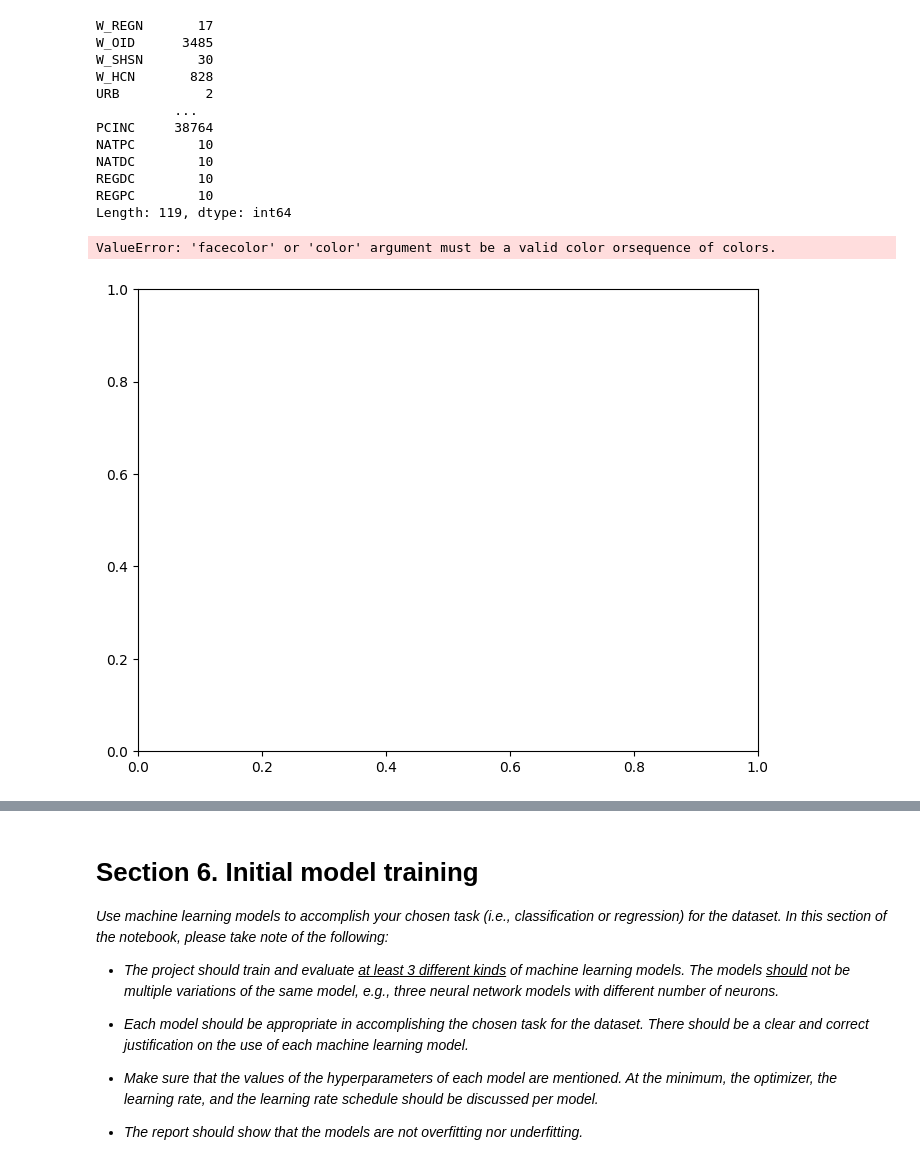
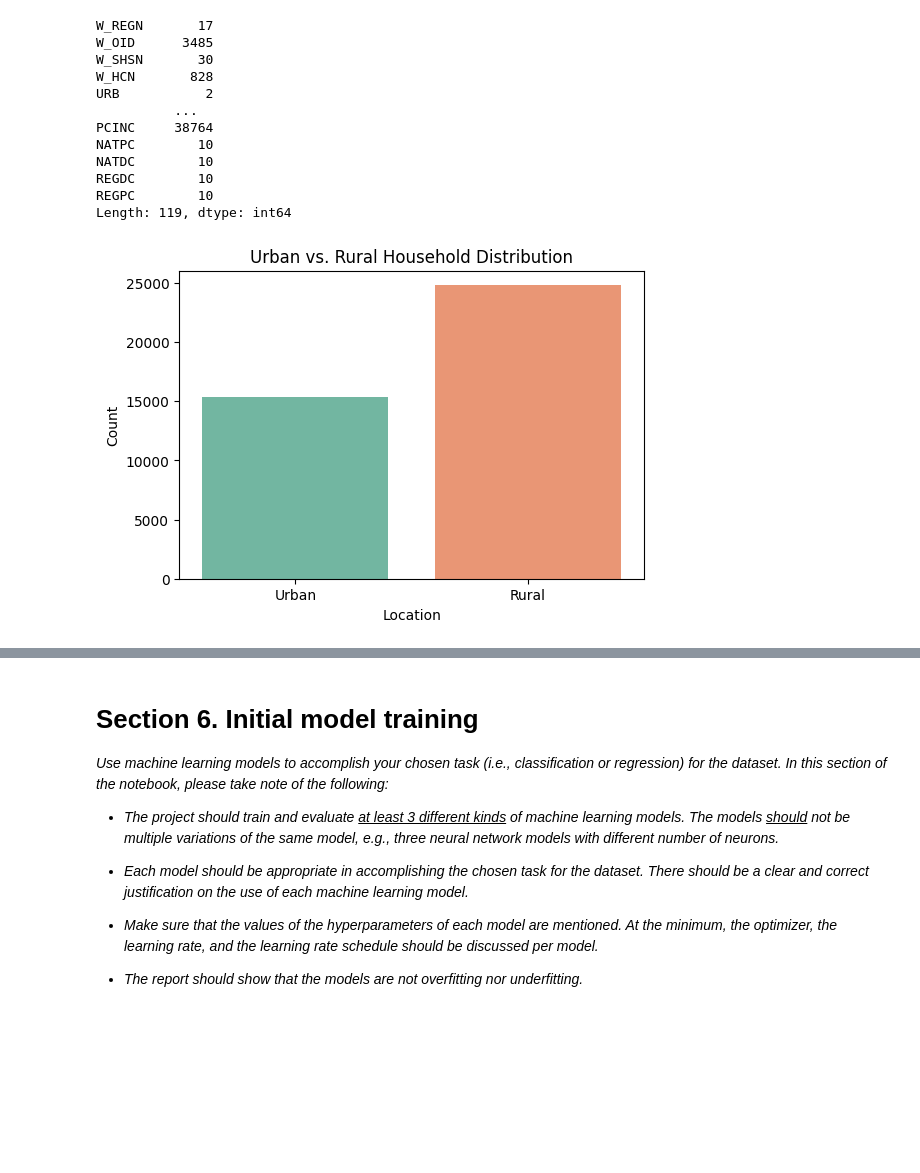
Before and after one commit to jjg-git/stintsyML, a Jupyter notebook: STINTSY project.ipynb, the cells around one changed output, grey strips where cells are left out. Saved outputs shown, nothing was run; the diff lists cells and outputs as text; code cells hidden in the pictures; blank space fills up the shorter version.

```diff
--- a/STINTSY project.ipynb
+++ b/STINTSY project.ipynb
@@ -529,14 +536,21 @@ REGDC        10
 REGPC        10
 Length: 119, dtype: int64
 # %%
-region_counts = df_fies['W_REGN'].value_counts()
+# region_counts = df_fies['W_REGN'].value_counts()
 
-plt.figure(figsize=(8, 6))
-plt.bar(region_counts.index, region_counts, color='darpink')
-plt.title('Count Plot of Region')
-plt.xlabel('Region')
-plt.ylabel('Count')
-plt.show()
+# plt.figure(figsize=(8, 6))
+# plt.bar(region_counts.index, region_counts, color='darpink')
+# plt.title('Count Plot of Region')
+# plt.xlabel('Region')
+# plt.ylabel('Count')
+# plt.show()
-# %% [output]
-ValueError: 'facecolor' or 'color' argument must be a valid color orsequence of colors.
-[figure, removed]
+# %%
+plt.figure(figsize=(6, 4))
+sns.countplot(x='URB', data=df, palette='Set2')
+plt.xticks(ticks=[0, 1], labels=['Urban', 'Rural'])
+plt.title('Urban vs. Rural Household Distribution')
+plt.xlabel('Location')
+plt.ylabel('Count')
+plt.show()
+# %% [output]
+[figure, added]
```
Also changed, not shown: parts of 6 cells of this notebook.
